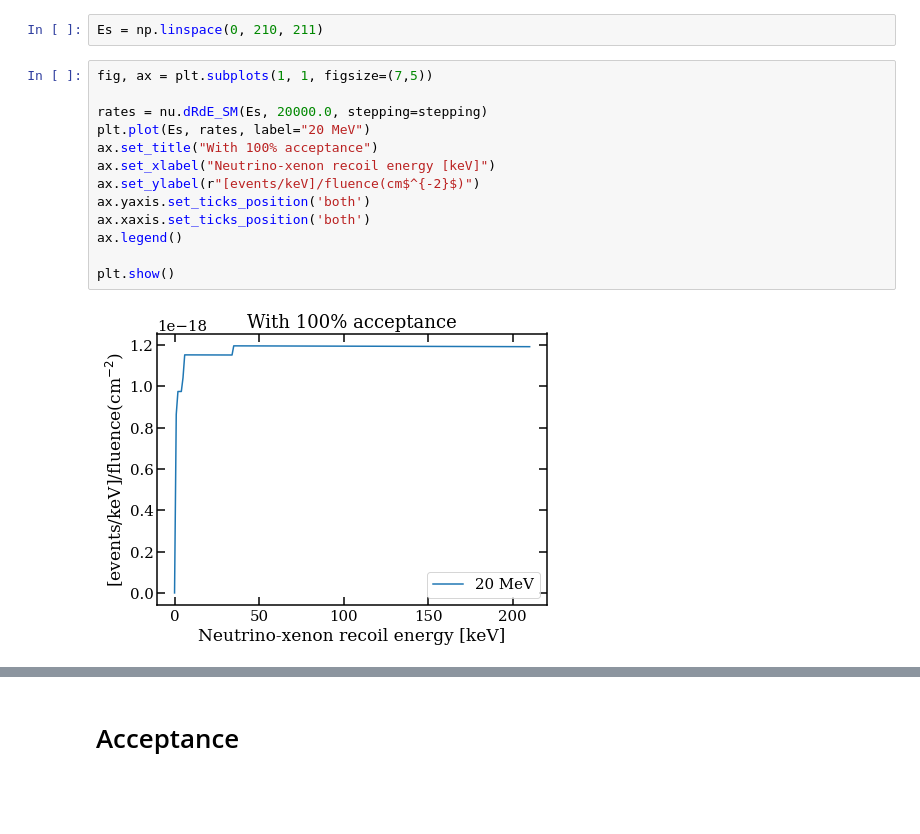
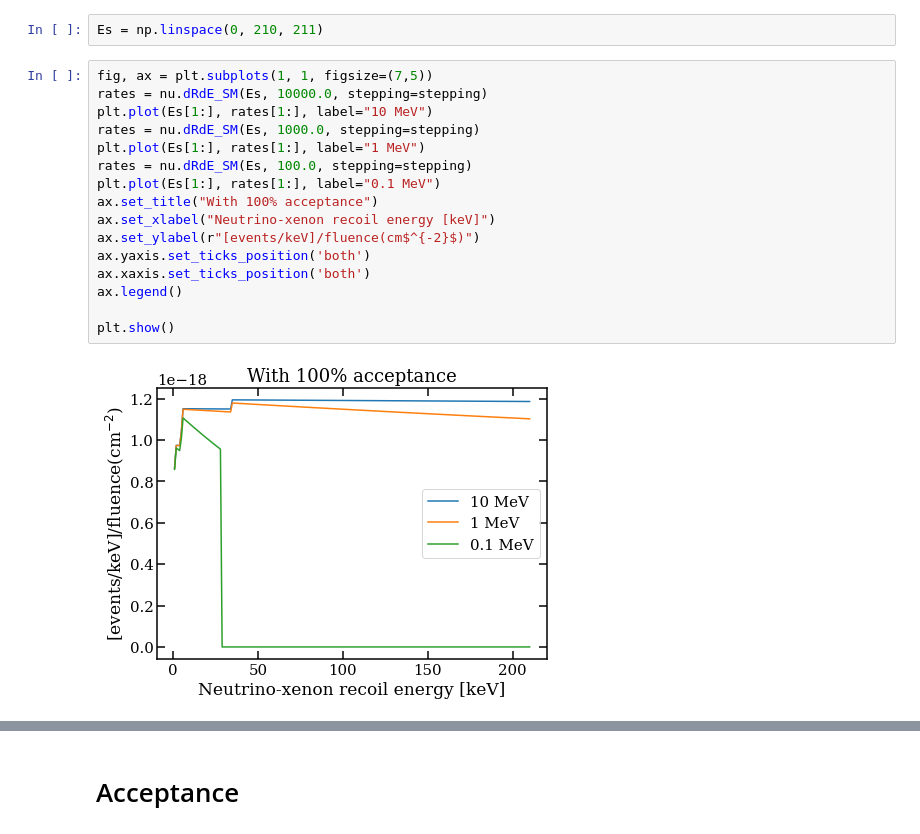
Before and after one commit to XENON1T/Gravitational-Waves, a Jupyter notebook: CC-interaction+neutrino+limit.ipynb, the cells around one changed output, grey strips where cells are left out. Saved outputs shown, nothing was run; the diff lists cells and outputs as text; blank space fills up the shorter version.

```diff
--- a/CC-interaction+neutrino+limit.ipynb
+++ b/CC-interaction+neutrino+limit.ipynb
@@ -135,16 +139,19 @@ stepping = True
 Es = np.linspace(0, 210, 211)
 # %%
 fig, ax = plt.subplots(1, 1, figsize=(7,5))
-
-rates = nu.dRdE_SM(Es, 20000.0, stepping=stepping)
-plt.plot(Es, rates, label="20 MeV")
+rates = nu.dRdE_SM(Es, 10000.0, stepping=stepping)
+plt.plot(Es[1:], rates[1:], label="10 MeV")
+rates = nu.dRdE_SM(Es, 1000.0, stepping=stepping)
+plt.plot(Es[1:], rates[1:], label="1 MeV")
+rates = nu.dRdE_SM(Es, 100.0, stepping=stepping)
+plt.plot(Es[1:], rates[1:], label="0.1 MeV")
 ax.set_title("With 100% acceptance")
 ax.set_xlabel("Neutrino-xenon recoil energy [keV]")
 ax.set_ylabel(r"[events/keV]/fluence(cm$^{-2}$)")
 ax.yaxis.set_ticks_position('both')
 ax.xaxis.set_ticks_position('both')
 ax.legend()
 
 plt.show()
 # %% [output]
-[figure, old version]
+[figure, new version]
```
Also changed, not shown: parts of 9 cells of this notebook.
